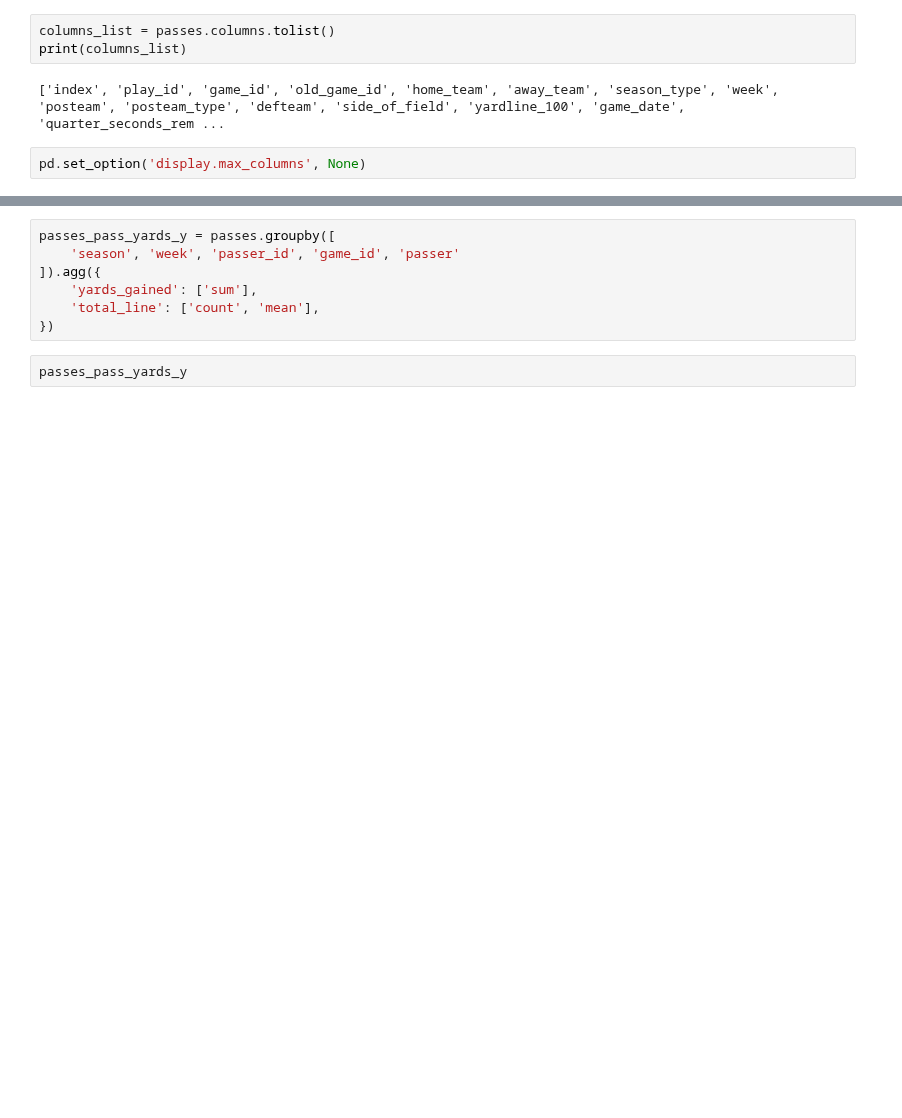
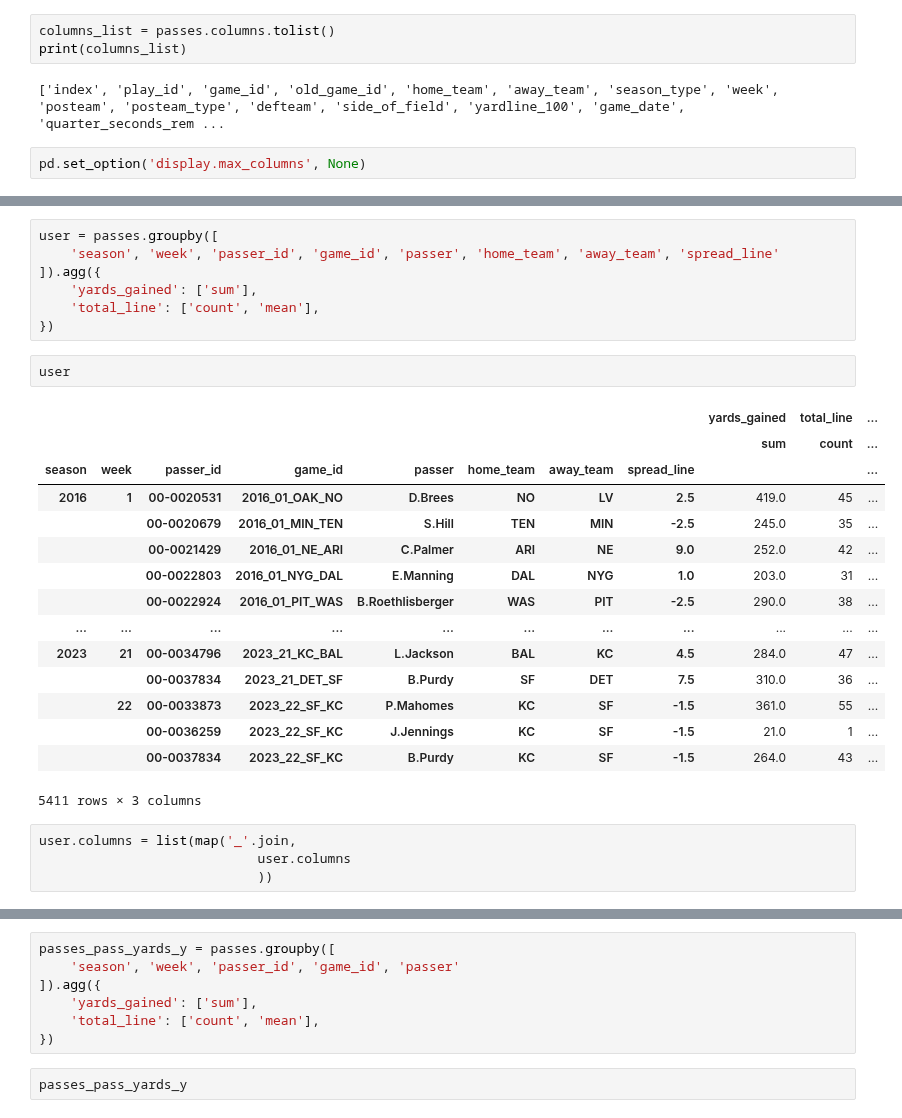
Before and after one commit to bhuggard/CheckTheCover, a Jupyter notebook: herewego.ipynb, the cells around one changed output, grey strips where cells are left out. Cells and saved outputs as stored; diff of their text form; blank space fills up the shorter version.

```diff
--- a/herewego.ipynb
+++ b/herewego.ipynb
@@ -58,0 +59,29 @@ joiner
+# %%
+user = passes.groupby([
+    'season', 'week', 'passer_id', 'game_id', 'passer', 'home_team', 'away_team', 'spread_line'
+]).agg({
+    'yards_gained': ['sum'],
+    'total_line': ['count', 'mean'],
+})
+# %%
+user
+# %% [output]
+|  |  |  |  |  |  |  |  | yards_gained | total_line | ... |
+|  |  |  |  |  |  |  |  | sum | count | ... |
+| season | week | passer_id | game_id | passer | home_team | away_team | spread_line |  |  | ... |
+| 2016 | 1 | 00-0020531 | 2016_01_OAK_NO | D.Brees | NO | LV | 2.5 | 419.0 | 45 | ... |
+|  |  | 00-0020679 | 2016_01_MIN_TEN | S.Hill | TEN | MIN | -2.5 | 245.0 | 35 | ... |
+|  |  | 00-0021429 | 2016_01_NE_ARI | C.Palmer | ARI | NE | 9.0 | 252.0 | 42 | ... |
+|  |  | 00-0022803 | 2016_01_NYG_DAL | E.Manning | DAL | NYG | 1.0 | 203.0 | 31 | ... |
+|  |  | 00-0022924 | 2016_01_PIT_WAS | B.Roethlisberger | WAS | PIT | -2.5 | 290.0 | 38 | ... |
+| ... | ... | ... | ... | ... | ... | ... | ... | ... | ... | ... |
+| 2023 | 21 | 00-0034796 | 2023_21_KC_BAL | L.Jackson | BAL | KC | 4.5 | 284.0 | 47 | ... |
+|  |  | 00-0037834 | 2023_21_DET_SF | B.Purdy | SF | DET | 7.5 | 310.0 | 36 | ... |
+|  | 22 | 00-0033873 | 2023_22_SF_KC | P.Mahomes | KC | SF | -1.5 | 361.0 | 55 | ... |
+|  |  | 00-0036259 | 2023_22_SF_KC | J.Jennings | KC | SF | -1.5 | 21.0 | 1 | ... |
+|  |  | 00-0037834 | 2023_22_SF_KC | B.Purdy | KC | SF | -1.5 | 264.0 | 43 | ... |
+5411 rows × 3 columns
+# %%
+user.columns = list(map('_'.join,
+                            user.columns
+                            ))
```
Also changed, not shown: parts of 12 cells of this notebook.
